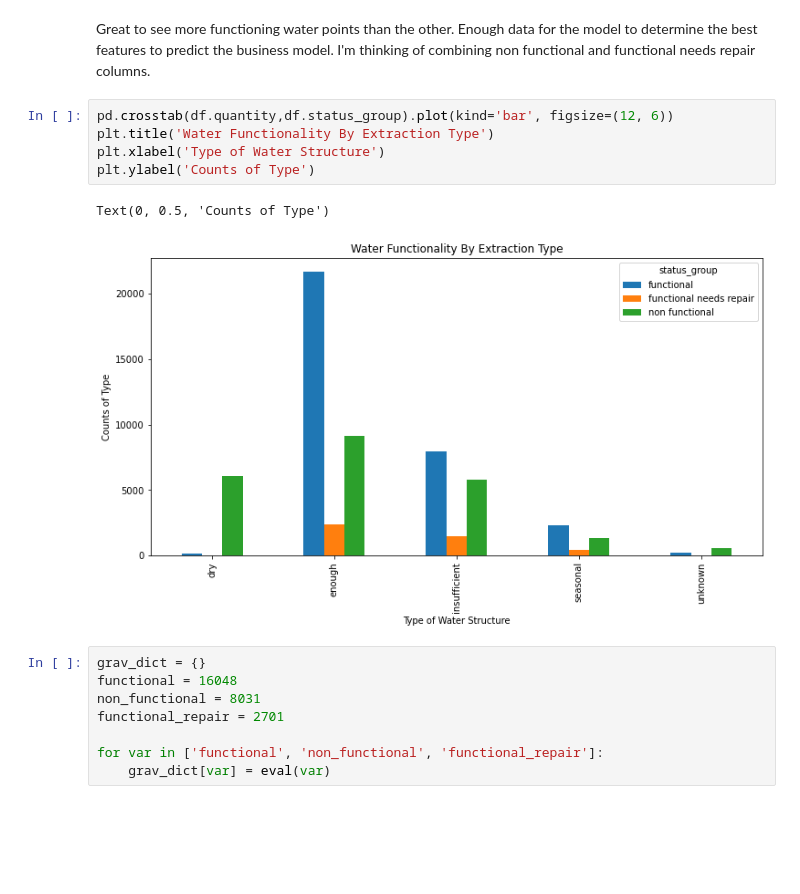
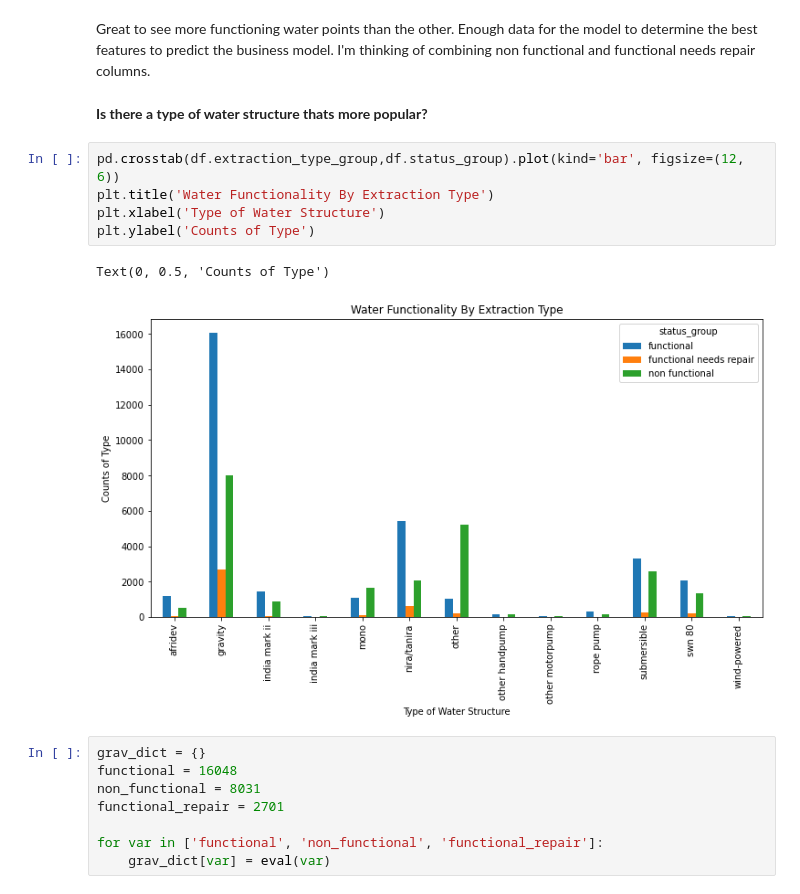
Before and after one commit to halmonchaquayla/tanzanian_water_well_project, a Jupyter notebook: Data Cleaning.ipynb, the cells around one changed output. Saved outputs shown, nothing was run; the diff lists cells and outputs as text; blank space fills up the shorter version.

Commit message:
changes to plots

```diff
--- a/Data Cleaning.ipynb
+++ b/Data Cleaning.ipynb
@@ -58,14 +58,16 @@ functional needs repair     4317
 Name: status_group, dtype: int64
 # %% [markdown]
 Great to see more functioning water points than the other. Enough data for the model to determine the best features to predict the business model. I'm thinking of combining non functional and functional needs repair columns.
+# %% [markdown]
+**Is there a type of water structure thats more popular?**
 # %%
-pd.crosstab(df.quantity,df.status_group).plot(kind='bar', figsize=(12, 6))
+pd.crosstab(df.extraction_type_group,df.status_group).plot(kind='bar', figsize=(12, 6))
 plt.title('Water Functionality By Extraction Type')
 plt.xlabel('Type of Water Structure')
 plt.ylabel('Counts of Type')
 # %% [output]
 Text(0, 0.5, 'Counts of Type')
-[figure, old version]
+[figure, new version]
 # %%
 grav_dict = {}
 functional = 16048
```
Also changed, not shown: parts of 3 cells of this notebook.
